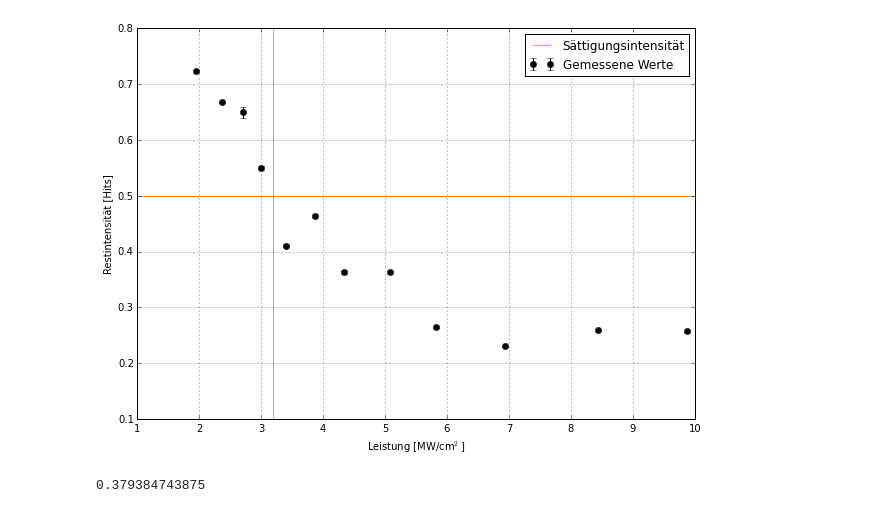
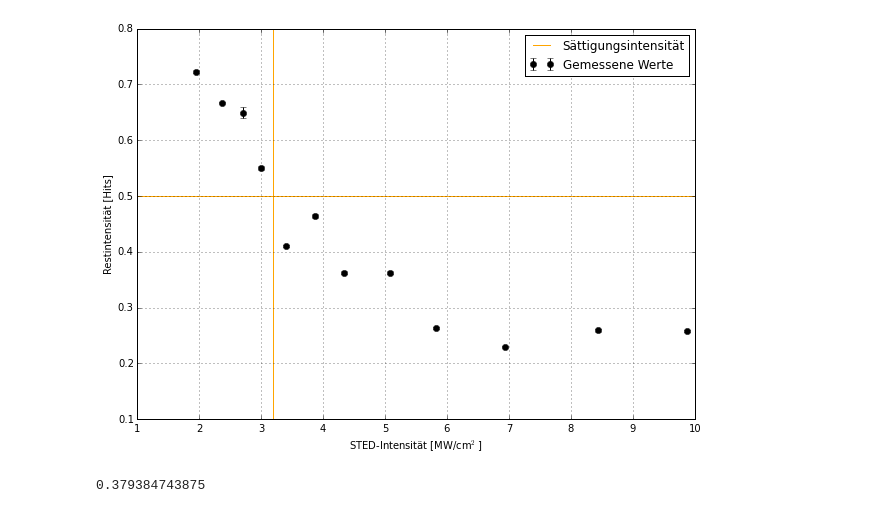
Before and after one commit to pmarszal/Protokolle, a Jupyter notebook: sted/plots/aufg3.ipynb, the cells around one changed output. Saved outputs shown, nothing was run; the diff lists cells and outputs as text; code cells hidden in the pictures.

```diff
--- a/sted/plots/aufg3.ipynb
+++ b/sted/plots/aufg3.ipynb
@@ -118,21 +118,21 @@ x[:,0]= 0.3*x[:,0]*1.1
 # %%
 fig = plt.figure(figsize=(10,7))
 ax = fig.add_subplot(111)
-ax.set_xlabel('Leistung [MW/cm$^2$]')
+ax.set_xlabel(u'STED-Intensität [MW/cm$^2$]')
 ax.set_ylabel(u'Restintensität [Hits]')
 ax.grid(True)
 ax.errorbar(x[:,0],x[:,1], yerr=x[:,2], fmt='o', color = 'black', label = 'Gemessene Werte')
 #ax.plot(np.linspace(np.min(x[:,0]),np.max(x[:,0]),1000), y_fx, label='$f(x) = 1.66\cdot e^{-0.62x}+0.23$')
 ax.plot(np.linspace(1,10,10), 0.5*np.ones(10), color='orange', label= u'Sättigungsintensität')
 ax.plot(3.2
         *np.ones(10), np.linspace(0.1,0.8,10), color='orange')
 ax.set_ylim(0.1,0.8)
 plt.legend()
 
 fig.savefig('depletion.pdf')
 I_satt = 3.2
 # %% [output]
-[figure, old version]
+[figure, new version]
 # %%
 x = read_data('/home/winz3r/Documents/Protokolle/sted/sted_measurements/sted_min_max.txt')
 # %%
```
Also changed, not shown: parts of 1 cell of this notebook, 14 other files.
